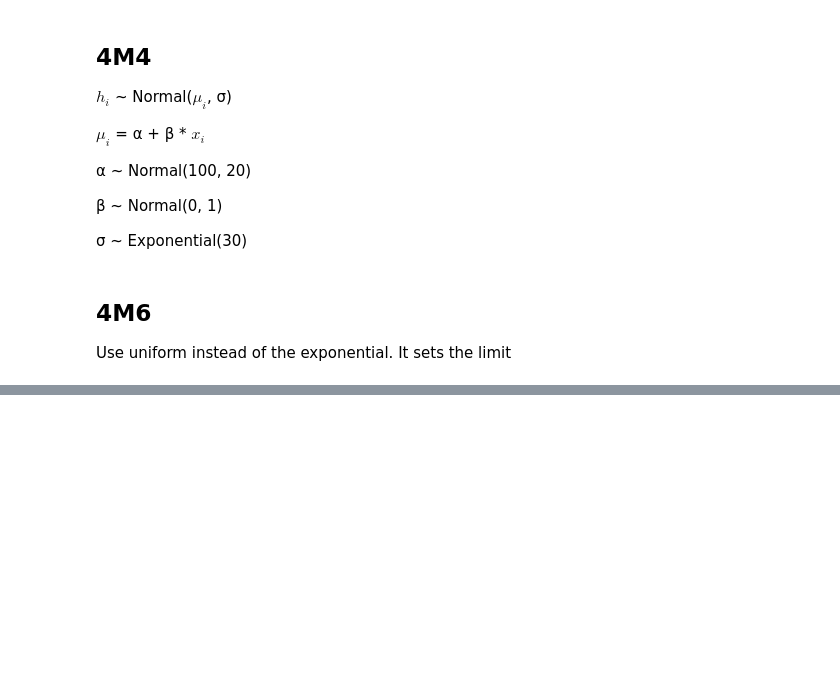
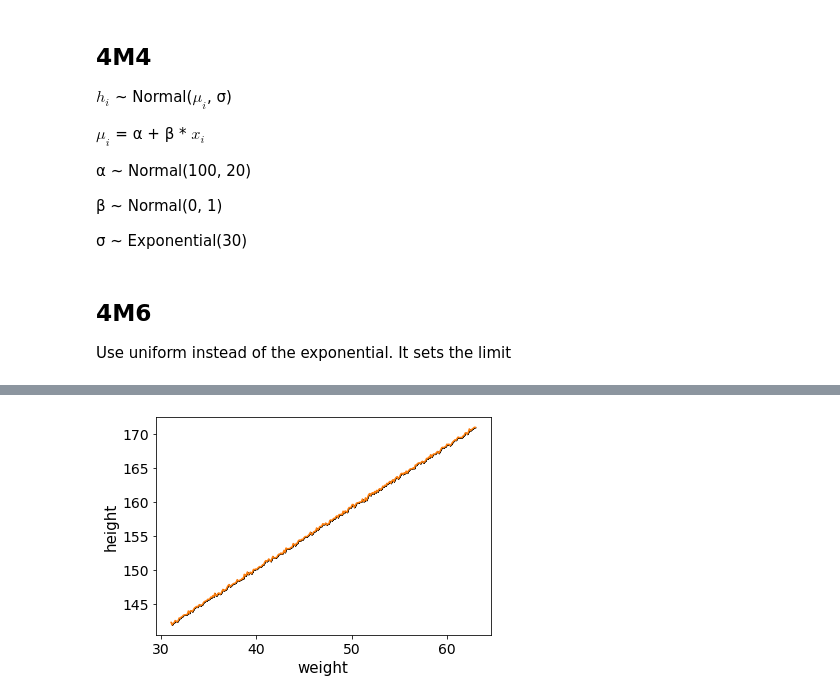
Before and after one commit to 8wgf3b/books, a Jupyter notebook: stat_rethink/Chap4.ipynb, the cells around one changed output, grey strips where cells are left out. Drawn from its saved outputs; the diff is of its cells as text; code cells hidden in the pictures; blank space fills up the shorter version.

```diff
--- a/stat_rethink/Chap4.ipynb
+++ b/stat_rethink/Chap4.ipynb
@@ -827,0 +852,14 @@ Use uniform instead of the exponential. It sets the limit
+# %%
+def model(weight, height):
+    a = numpyro.sample('a', dist.Normal(178, 20))
+    b = numpyro.sample('b', dist.LogNormal(0, 1))
+    sigma = numpyro.sample('sigma', dist.Uniform(0, 50))
+    mu = numpyro.deterministic('mu', a + b * weight)
+    numpyro.sample('height', dist.Normal(mu, sigma), obs=height)
+
+mnxb = AutoLaplaceApproximation(model)
+
+svi = SVI(model, mnxb, optim.Adam(1), Trace_ELBO(), weight=d2.weight.values, height=d2.height.values)
+pnxb = svi.run(random.PRNGKey(0), 2000).params
+
+post = mnxb.sample_posterior(random.PRNGKey(1), pnxb, (1000,))
@@ -827,0 +911,10 @@ Use uniform instead of the exponential. It sets the limit
+# %%
+h = nxbp(random.PRNGKey(3), **pred_dat)['height']
+hPI = jnp.percentile(h, q=jnp.array([5.5, 94.5]), axis=0)
+gr['height'] = jnp.mean(h, axis=0)
+az.plot_pair(gr, scatter_kwargs={'alpha': 0})
+plt.plot(*[v for v in gr.values()])
+plt.fill_between(pred_dat['weight'], hPI[0], hPI[1], color="k", alpha=1)
+plt.show()
+# %% [output]
+[figure, added]
```
Also changed, not shown: parts of 11 cells of this notebook.
